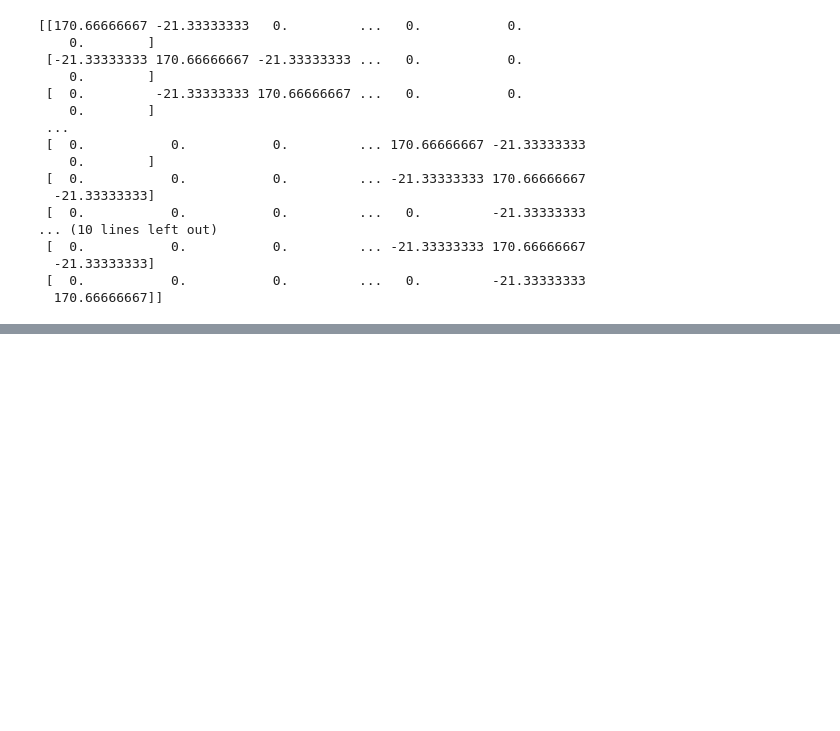
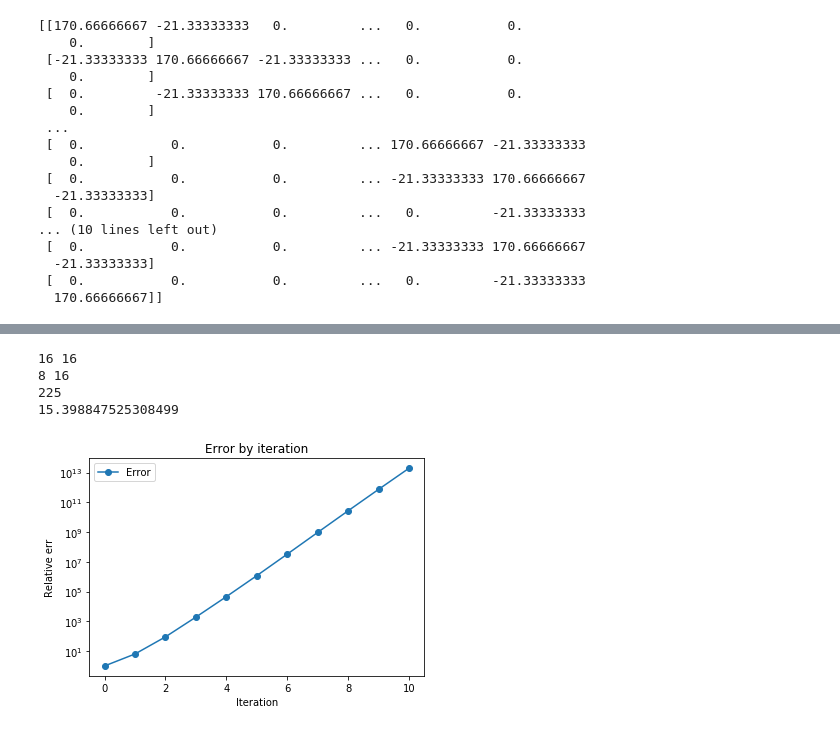
Before and after one commit to waynemitchell/teaching, a Jupyter notebook: notebooks/geometricMultigrid2D.ipynb, the cells around one changed output, grey strips where cells are left out. Saved outputs shown, nothing was run; the diff lists cells and outputs as text; code cells hidden in the pictures; blank space fills up the shorter version.

```diff
--- a/notebooks/geometricMultigrid2D.ipynb
+++ b/notebooks/geometricMultigrid2D.ipynb
@@ -244,0 +288,71 @@ ax.plot_surface(X, Y, np.reshape(u_final - u,(n-1,n-1)))
+# %%
+# Fine grid problem
+n = 16 # total points in 1D (0,n are the boundary points), choose a power of 2.
+N = (n-1)*(n-1)
+ep = 0.001
+A = ModelProblem2DAnisotropic(n,1,ep)
+
+# RHS, soln, initial
+u_final = np.zeros(N)
+f = np.dot(A,u_final)
+u = np.random.rand(N)
+u_init = u.copy()
+
+# Setup the hierarchy
+n_fine = n
+ratio = 1
+num_levels = 1
+A_array = [A]
+u_array = [u]
+f_array = [f]
+P_array = []
+R_array = []
+while n_fine > 8:
+    P_array.append( LinearInterpolation2DSemiCoarsening(n_fine) )
+    R_array.append( RestrictionFullWeighting2DSemiCoarsening(n_fine) )
+    n_fine = int(n_fine/2)
+    ratio = ratio * 2
+    A_array.append( ModelProblem2DAnisotropic(n_fine,ratio,ep) )
+    u_array.append( np.zeros((n_fine*2-1)*(n_fine-1)) )
+    f_array.append( np.zeros((n_fine*2-1)*(n_fine-1)) )
+    num_levels = num_levels + 1
+
+# Do V-cycles
+numIterations = 10
+err = np.zeros(numIterations+1)
+err[0] = np.linalg.norm(u_final - u)
+for it in range(numIterations):
+    # Downsweep
+    for i in range(num_levels-1):
+        GaussSeidel(A_array[i],u_array[i],f_array[i]) # relax
+        f_array[i+1] = np.dot( R_array[i] , f_array[i] - np.dot(A_array[i],u_array[i]) ) # residual restriction
+        u_array[i+1].fill(0)
+
+    u_array[num_levels-1] = np.linalg.solve(A_array[num_levels-1], f_array[num_levels-1]) # coarse-grid solve
+
+    for i in range(num_levels - 2, -1, -1):
+        u_array[i] = u_array[i] + np.dot(P_array[i],u_array[i+1]) # interpolate and add correction
+        GaussSeidel(A_array[i],u_array[i],f_array[i]) # relax
+
+    err[it+1] = np.linalg.norm(u_final - u_array[0])
+
+u = u_array[0]
+
+# Plot error by iteration
+plt.figure()
+plt.title('Error by iteration')
+plt.xlabel('Iteration')
+plt.ylabel('Relative err')
+plt.semilogy(err/err[0],'-o')
+plt.legend(['Error'])
+
+# Print convergence factor
+CF = np.prod(err[1:len(err)-1]/err[0:len(err)-2])**(1.0/numIterations)
+print(N)
+print(CF)
+# %% [output]
+16 16
+8 16
+225
+15.398847525308499
+[figure, added]
```
Also changed, not shown: parts of 9 cells of this notebook, 9 other files.
